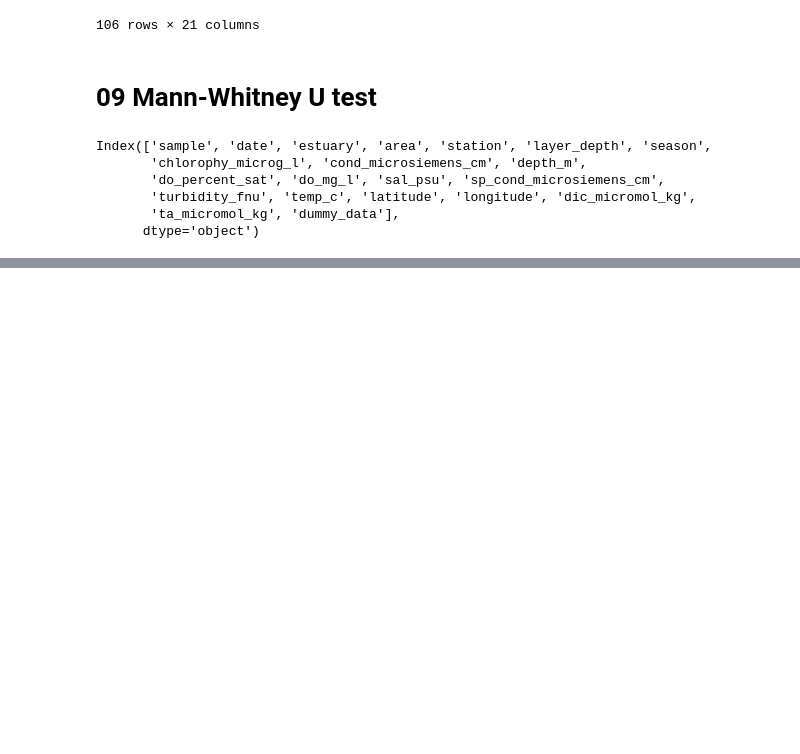
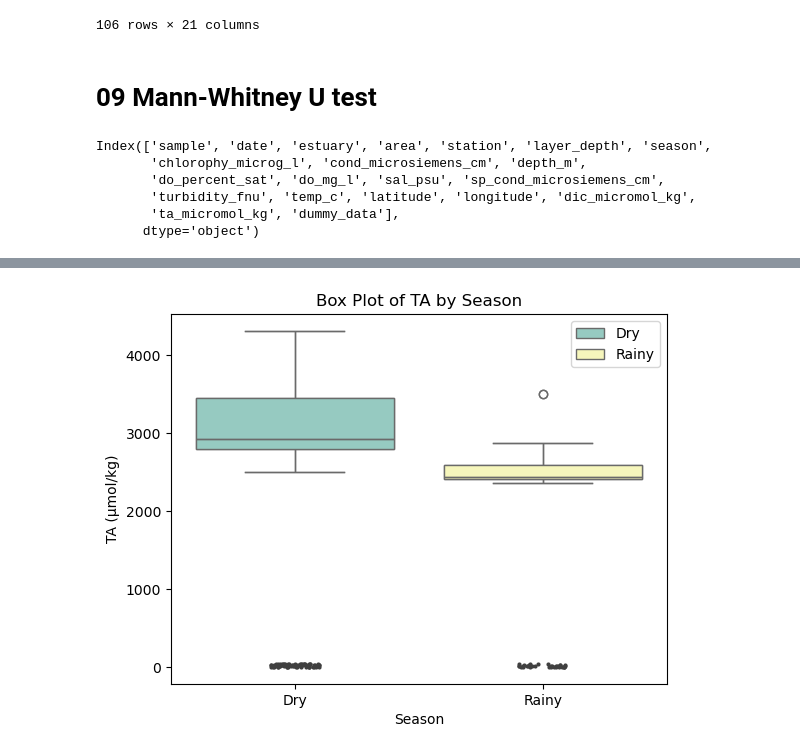
Before and after one commit to jpoh2/modelab-jp, a Jupyter notebook: 09_Mann-WhitneyU_test.ipynb, the cells around one changed output, grey strips where cells are left out. Saved outputs shown, nothing was run; the diff lists cells and outputs as text; code cells hidden in the pictures; blank space fills up the shorter version.

```diff
--- a/09_Mann-WhitneyU_test.ipynb
+++ b/09_Mann-WhitneyU_test.ipynb
@@ -75,0 +76,19 @@ plt.show()
+# %%
+#Importar las paqueterías necesarias
+import seaborn as sns
+import matplotlib.pyplot as plt
+
+# Create a box plot of TA by season
+sns.boxplot(x='season', y='ta_micromol_kg', data=terminos_df, palette="Set3", hue="season",legend=False) #Cada que se use el ARGUMENTO palette, se debe especificar el ARGUMENTO hue y agregar legend=False si no quieres mostrar la leyenda. Así el color se asigna correctamente por categoría.
+sns.boxplot(x='season', y='ta_micromol_kg', data=terminos_df, palette="Set3", hue="season",legend=True) #Cada que se use el ARGUMENTO palette, se debe especificar el ARGUMENTO hue y agregar legend=True si quieres mostrar la leyenda.
+sns.stripplot(x='season', y='sal_psu', data=terminos_df, color=".25", size=3) #Agregar puntos individuales a la gráfica de caja (box plot), usando stripplot en lugar de swarmplot
+
+# Add labels and title
+plt.xlabel('Season')
+plt.ylabel('TA (μmol/kg)')
+plt.title('Box Plot of TA by Season')
+
+# Show the plot
+plt.show()
+# %% [output]
+[figure, added]
```
Also changed, not shown: parts of 1 cell of this notebook.
